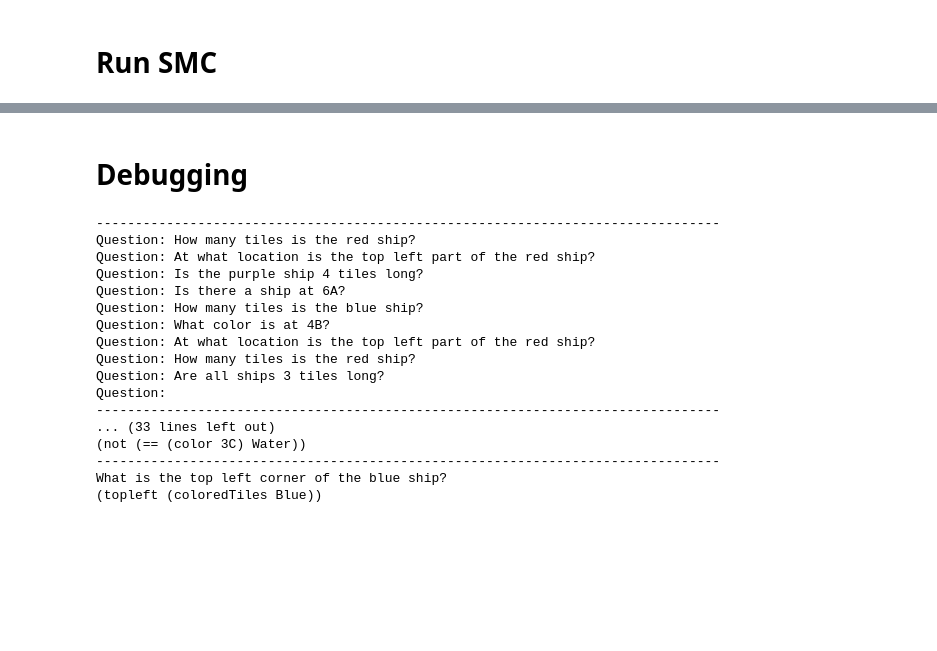
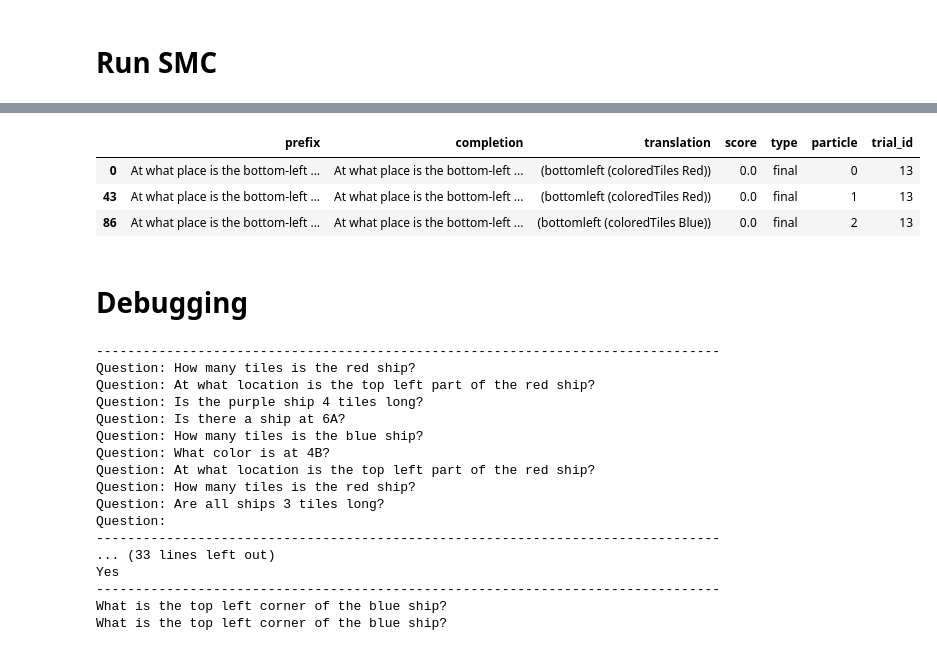
Before and after one commit to gabegrand/battleship, a Jupyter notebook: experiments/cogsci/eval_smc.ipynb, the cells around one changed output, grey strips where cells are left out. Saved outputs shown, nothing was run; the diff lists cells and outputs as text; code cells hidden in the pictures; blank space fills up the shorter version.

```diff
--- a/experiments/cogsci/eval_smc.ipynb
+++ b/experiments/cogsci/eval_smc.ipynb
@@ -141,3 +157,10 @@ Question: What color is at 4B?
+# %%
+df_results.query("type == 'final'")
+# %% [output]
+|  | prefix | completion | translation | score | type | particle | trial_id |
+| 0 | At what place is the bottom-left ... | At what place is the bottom-left ... | (bottomleft (coloredTiles Red)) | 0.0 | final | 0 | 13 |
+| 43 | At what place is the bottom-left ... | At what place is the bottom-left ... | (bottomleft (coloredTiles Red)) | 0.0 | final | 1 | 13 |
+| 86 | At what place is the bottom-left ... | At what place is the bottom-left ... | (bottomleft (coloredTiles Blue)) | 0.0 | final | 2 | 13 |
 # %% [markdown]
 # Debugging
 # %%
@@ -169,6 +192,8 @@ print(str(question_prompt))
 print("-" * 80)
 print(str(translation_prompt))
 print("-" * 80)
+
+lm.cache_kv(lm.tokenizer.encode(str(translation_prompt)))
 
 model = QuestionGenerationModel(
     lm=lm,
@@ -218,7 +243,7 @@ Question: Are all ships 3 tiles long?
 Question:
 --------------------------------------------------------------------------------
 ... (33 lines left out)
-(not (== (color 3C) Water))
+Yes
 --------------------------------------------------------------------------------
 What is the top left corner of the blue ship?
-(topleft (coloredTiles Blue))
+What is the top left corner of the blue ship?
```
Also changed, not shown: parts of 3 cells of this notebook.
